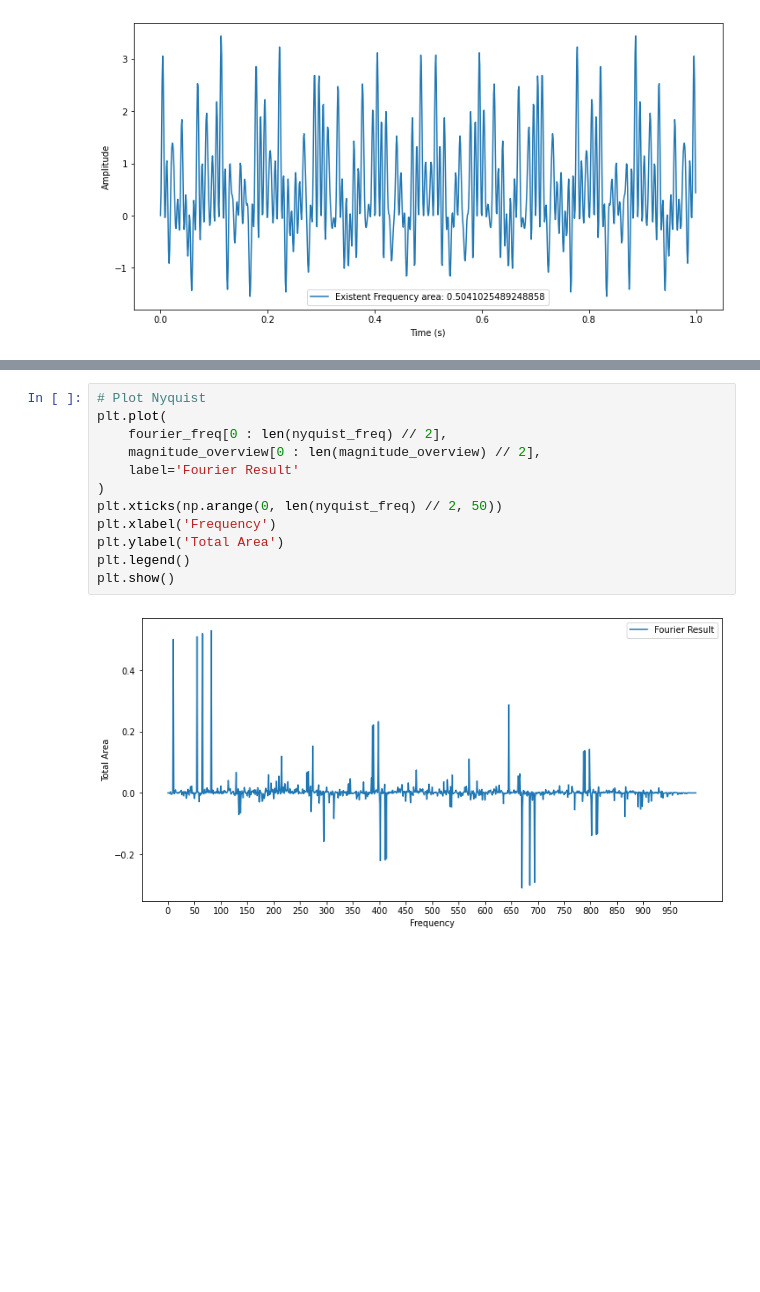
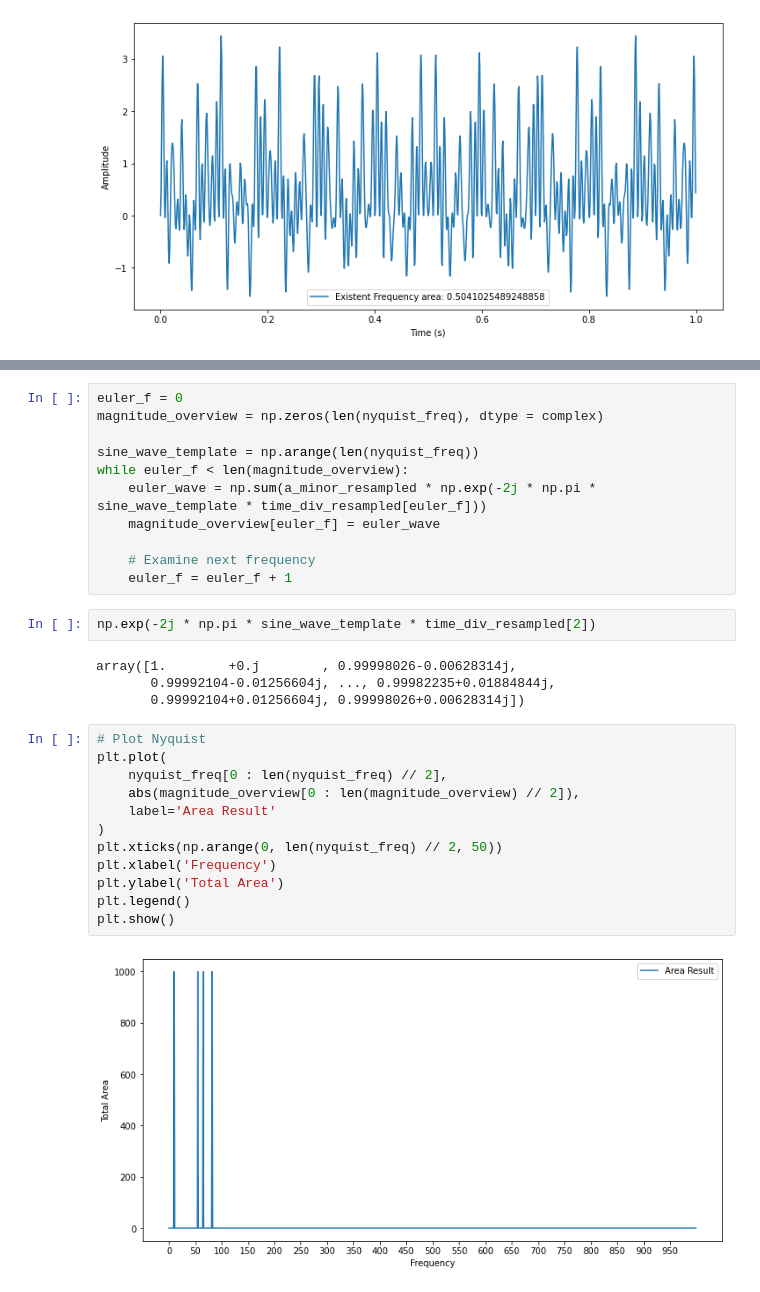
Before and after one commit to sayingless/fast-fourier-transform, a Jupyter notebook: fourier_transform_music_analogy.ipynb, the cells around one changed output, grey strips where cells are left out. Saved outputs shown, nothing was run; the diff lists cells and outputs as text; blank space fills up the shorter version.

```diff
--- a/fourier_transform_music_analogy.ipynb
+++ b/fourier_transform_music_analogy.ipynb
@@ -109,14 +208,31 @@ while f < len(magnitude_overview):
+# %%
+euler_f = 0
+magnitude_overview = np.zeros(len(nyquist_freq), dtype = complex)
+
+sine_wave_template = np.arange(len(nyquist_freq))
+while euler_f < len(magnitude_overview):
+    euler_wave = np.sum(a_minor_resampled * np.exp(-2j * np.pi * sine_wave_template * time_div_resampled[euler_f]))
+    magnitude_overview[euler_f] = euler_wave
+
+    # Examine next frequency
+    euler_f = euler_f + 1
+# %%
+np.exp(-2j * np.pi * sine_wave_template * time_div_resampled[2])
+# %% [output]
+array([1.        +0.j        , 0.99998026-0.00628314j,
+       0.99992104-0.01256604j, ..., 0.99982235+0.01884844j,
+       0.99992104+0.01256604j, 0.99998026+0.00628314j])
 # %%
 # Plot Nyquist
 plt.plot(
-    fourier_freq[0 : len(nyquist_freq) // 2],
-    magnitude_overview[0 : len(magnitude_overview) // 2],
-    label='Fourier Result'
+    nyquist_freq[0 : len(nyquist_freq) // 2],
+    abs(magnitude_overview[0 : len(magnitude_overview) // 2]),
+    label='Area Result'
 )
 plt.xticks(np.arange(0, len(nyquist_freq) // 2, 50))
 plt.xlabel('Frequency')
 plt.ylabel('Total Area')
 plt.legend()
 plt.show()
 # %% [output]
-[figure, old version]
+[figure, new version]
```
Also changed, not shown: parts of 14 cells of this notebook, 14 other files.
